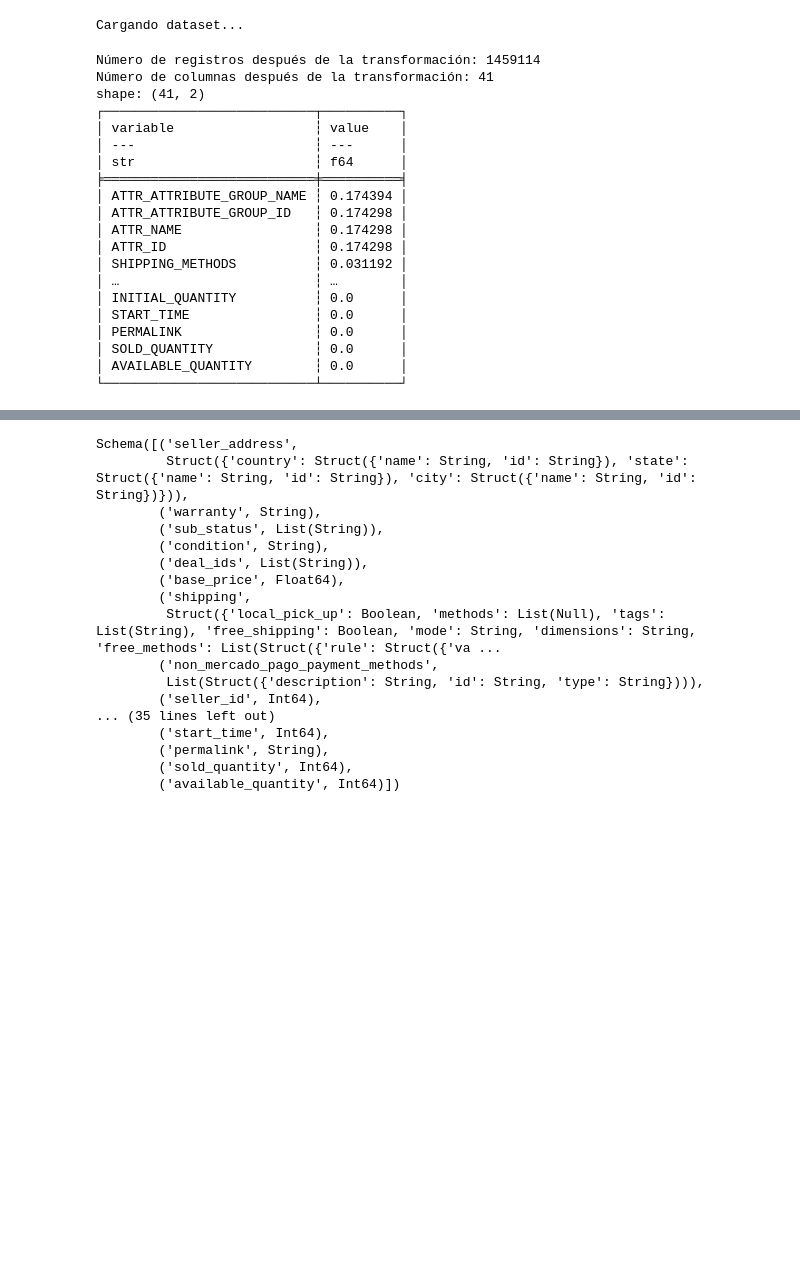
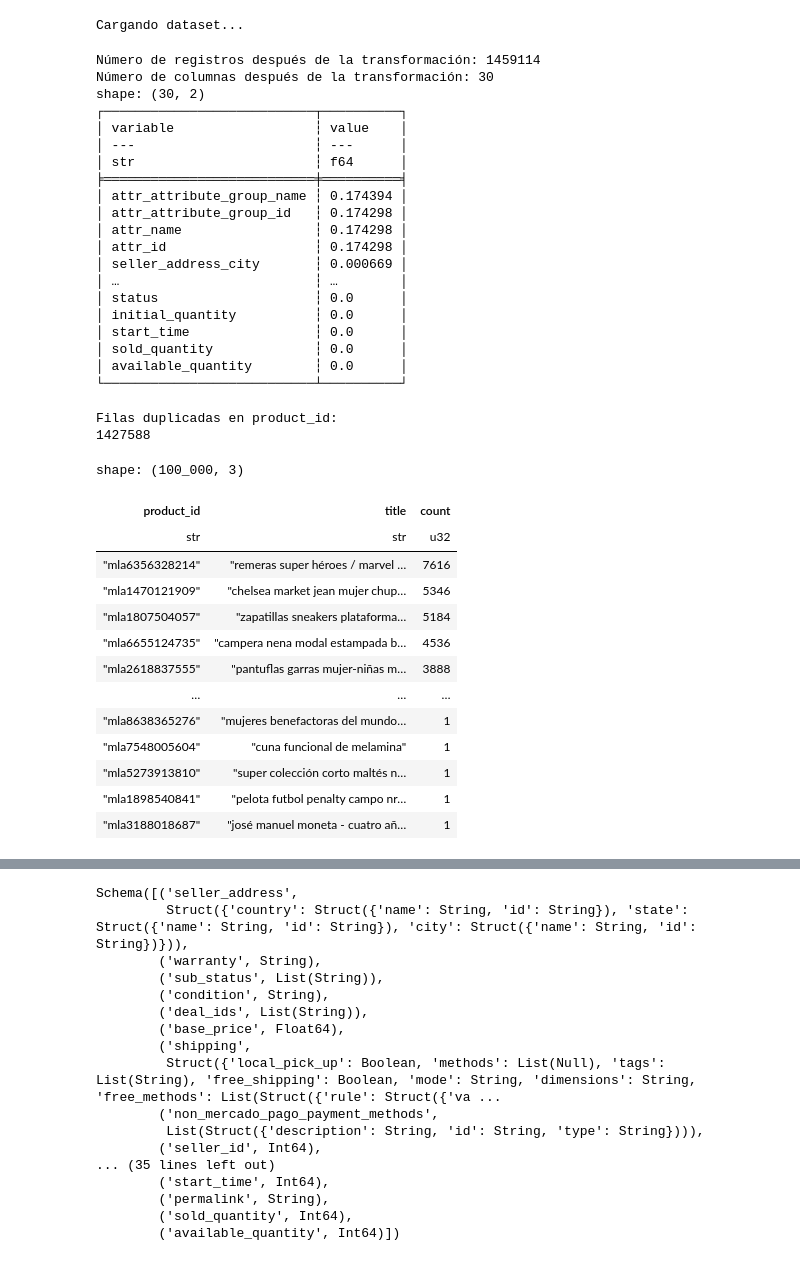
Before and after one commit to jorge-robledo11/MELI, a Jupyter notebook: notebooks/exploration/01_exp_inicial.ipynb, the cells around one changed output, grey strips where cells are left out. Cells and saved outputs as stored; diff of their text form; code cells hidden in the pictures; blank space fills up the shorter version.

```diff
--- a/notebooks/exploration/01_exp_inicial.ipynb
+++ b/notebooks/exploration/01_exp_inicial.ipynb
@@ -51,19 +53,19 @@ from sklearn.pipeline import Pipeline
 # Definir la pipeline (asegúrate de que todos los transformadores trabajen con LazyFrame)
 pipe = Pipeline([
     ('raw_data', RawDataPreprocessor()),
-    ('columns_rename', ColumnsRenameTransformer(lambda col: str(col).upper().strip().replace(' ', '_'))),
+    ('columns_rename', ColumnsRenameTransformer(lambda col: str(col).lower().strip().replace(' ', '_'))),
+    ('date_columns', DateColumnsTransformer(patterns=['time', 'date'])),
     ('duplicated_columns', DropDuplicateColumnsTransformer()),
     ('duplicated_rows', DropDuplicatedRowsTransformer()),
-    ('date_columns', DateColumnsTransformer()),
     ('nan_values', FillMissingValuesTransformer()),
+    ('drop_columns', DropColumnsTransformer(0.2)),
+    ('unnecessary_columns', DropUnnecessaryColumnsTransformer()),
     ('categorical_columns', CategoricalColumnsTransformer()),
-    ('drop_columns', DropColumnsTransformer(0.2)),
     ('numeric_columns', NumericColumnTransformer()),
 ])
 
 # Aplicar la pipeline a los datos y materializar el resultado (en este caso usando GPU si es posible)
-data_processed: pl.LazyFrame = pipe.fit_transform(data_raw)
-data_processed = data_processed.collect(engine='gpu')
+data_processed = pipe.fit_transform(data_raw).collect()
 
 # Contar registros después de la transformación
 row_count_after = data_processed.select(pl.count("*"))[0, 0]
@@ -84,22 +86,47 @@ missing_percentages = (
 print(missing_percentages)
 # %% [output]
 Número de registros después de la transformación: 1459114
-Número de columnas después de la transformación: 41
-shape: (41, 2)
+Número de columnas después de la transformación: 30
+shape: (30, 2)
 ┌───────────────────────────┬──────────┐
 │ variable                  ┆ value    │
 │ ---                       ┆ ---      │
 │ str                       ┆ f64      │
 ╞═══════════════════════════╪══════════╡
-│ ATTR_ATTRIBUTE_GROUP_NAME ┆ 0.174394 │
-│ ATTR_ATTRIBUTE_GROUP_ID   ┆ 0.174298 │
-│ ATTR_NAME                 ┆ 0.174298 │
-│ ATTR_ID                   ┆ 0.174298 │
-│ SHIPPING_METHODS          ┆ 0.031192 │
+│ attr_attribute_group_name ┆ 0.174394 │
+│ attr_attribute_group_id   ┆ 0.174298 │
+│ attr_name                 ┆ 0.174298 │
+│ attr_id                   ┆ 0.174298 │
+│ seller_address_city       ┆ 0.000669 │
 │ …                         ┆ …        │
-│ INITIAL_QUANTITY          ┆ 0.0      │
-│ START_TIME                ┆ 0.0      │
-│ PERMALINK                 ┆ 0.0      │
-│ SOLD_QUANTITY             ┆ 0.0      │
-│ AVAILABLE_QUANTITY        ┆ 0.0      │
+│ status                    ┆ 0.0      │
+│ initial_quantity          ┆ 0.0      │
+│ start_time                ┆ 0.0      │
+│ sold_quantity             ┆ 0.0      │
+│ available_quantity        ┆ 0.0      │
 └───────────────────────────┴──────────┘
+# %%
+df_product_dup = data_processed.filter(pl.col('product_id').is_duplicated())
+print('Filas duplicadas en product_id:')
+print(len(df_product_dup))
+# %% [output]
+Filas duplicadas en product_id:
+1427588
+# %%
+# Conteo de productos únicos
+data_processed.group_by('product_id', 'title').agg(pl.count('product_id').alias('count')).sort('count', descending=True)
+# %% [output]
+shape: (100_000, 3)
+| product_id | title | count |
+| str | str | u32 |
+| "mla6356328214" | "remeras super héroes / marvel … | 7616 |
+| "mla1470121909" | "chelsea market jean mujer chup… | 5346 |
+| "mla1807504057" | "zapatillas sneakers plataforma… | 5184 |
+| "mla6655124735" | "campera nena modal estampada b… | 4536 |
+| "mla2618837555" | "pantuflas garras mujer-niñas m… | 3888 |
+| … | … | … |
+| "mla8638365276" | "mujeres benefactoras del mundo… | 1 |
+| "mla7548005604" | "cuna funcional de melamina" | 1 |
+| "mla5273913810" | "super colección corto maltés n… | 1 |
+| "mla1898540841" | "pelota futbol penalty campo nr… | 1 |
+| "mla3188018687" | "josé manuel moneta - cuatro añ… | 1 |
```
Also changed, not shown: parts of 3 cells of this notebook, 4 other files.
